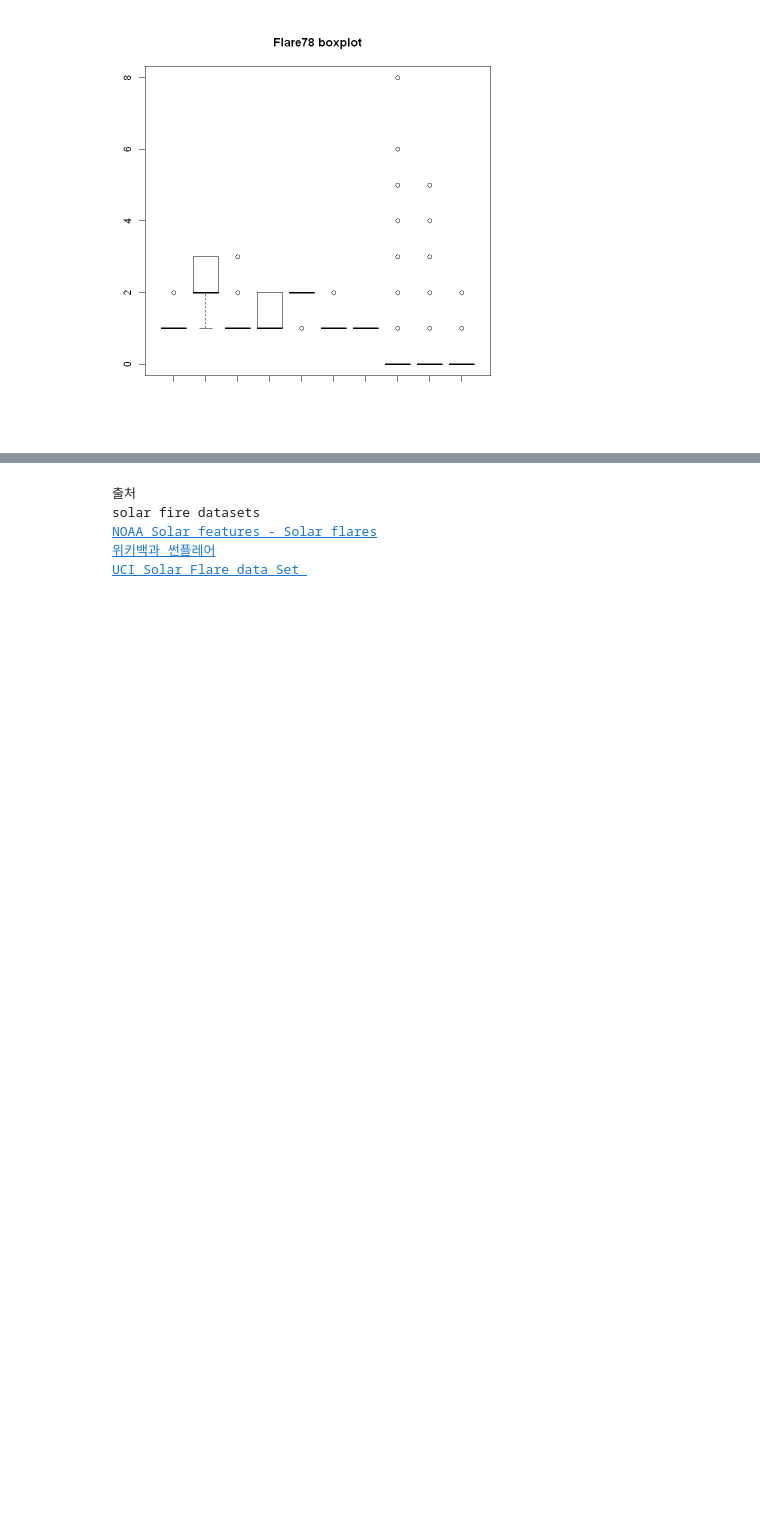
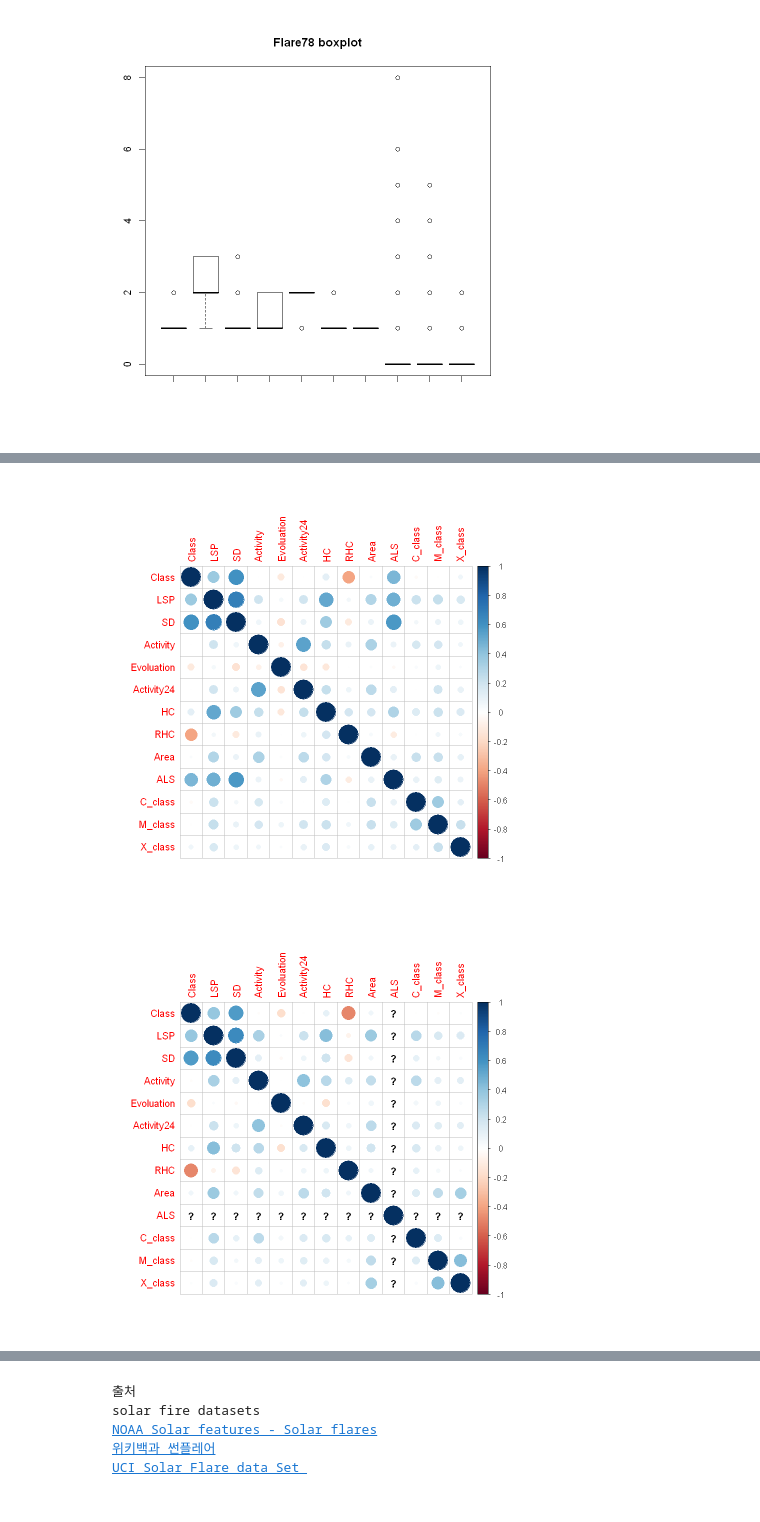
Before and after one commit to Ant9615/DataAnalysis_with_R, a Jupyter notebook: Term Project/TermProject_201510336_구경민.ipynb, the cells around one changed output, grey strips where cells are left out. Cells and saved outputs as stored; diff of their text form; code cells hidden in the pictures; blank space fills up the shorter version.

```diff
--- a/Term Project/TermProject_201510336_구경민.ipynb
+++ b/Term Project/TermProject_201510336_구경민.ipynb
@@ -193,5 +380,9 @@ boxplot(flare78$Activity, flare78$Evoluation, flare78$Activity24,
 # %%
 # correlation
 library(corrplot)
-flare69_cor <- cor(!is.factor(flare69))
+flare69_cor <- cor(flare69_1)
+flare78_cor <- cor(flare78_1)
+
+corrplot(flare69_cor)
+corrplot(flare78_cor)
 # %% [output]
@@ -198,0 +391,2 @@ ERROR: Error in cor(!is.factor(flare69)): supply both 'x' and 'y' or a matrix-li
+[figure, added]
+[figure, added]
```
Also changed, not shown: parts of 9 cells of this notebook.
